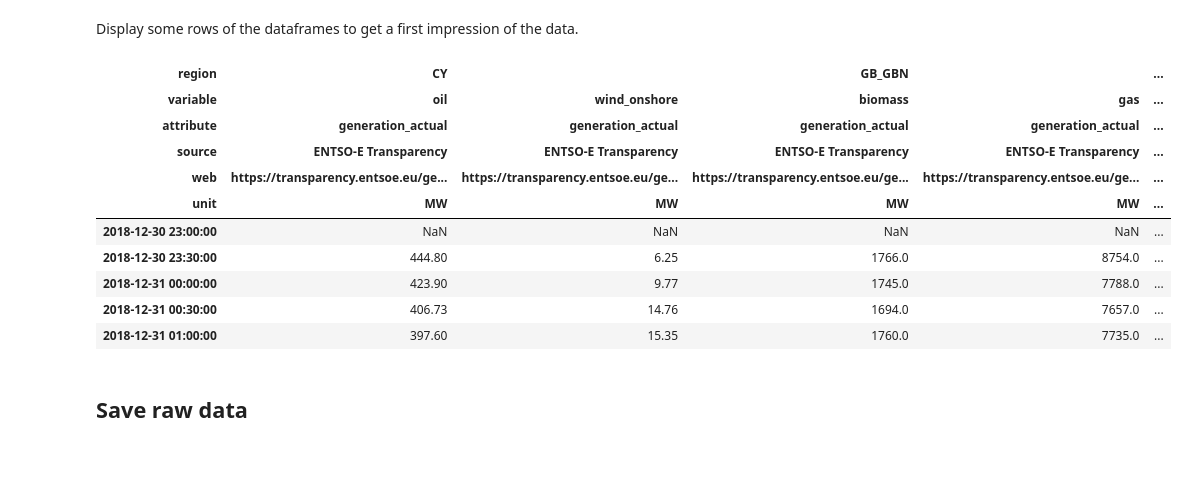
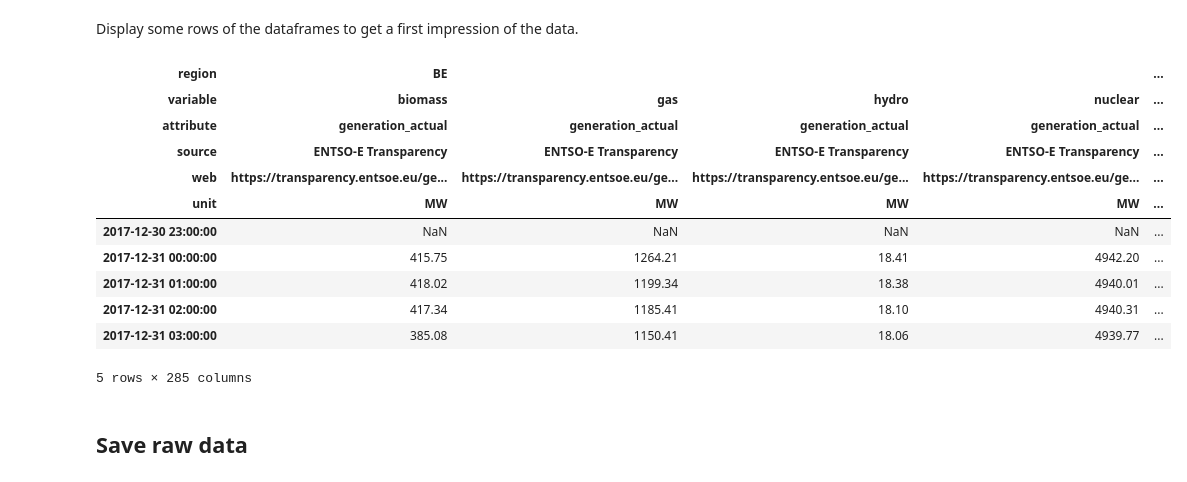
Before and after one commit to JanFrederickUnnewehr/time_series, a Jupyter notebook: processing.ipynb, the cells around one changed output. Saved outputs shown, nothing was run; the diff lists cells and outputs as text; code cells hidden in the pictures.

```diff
--- a/processing.ipynb
+++ b/processing.ipynb
@@ -438,19 +438,20 @@ INFO:notebook:ENTSO-E 60min: (8785, 282)
 # %% [markdown]
 Display some rows of the dataframes to get a first impression of the data.
 # %%
-entso_e['30min'].head()
+entso_e['60min'].head()
 # %% [output]
-| region | CY |  | GB_GBN |  | ... |
-| variable | oil | wind_onshore | biomass | gas | ... |
+| region | BE |  |  |  | ... |
+| variable | biomass | gas | hydro | nuclear | ... |
 | attribute | generation_actual | generation_actual | generation_actual | generation_actual | ... |
 | source | ENTSO-E Transparency | ENTSO-E Transparency | ENTSO-E Transparency | ENTSO-E Transparency | ... |
 | web | https://transparency.entsoe.eu/ge... | https://transparency.entsoe.eu/ge... | https://transparency.entsoe.eu/ge... | https://transparency.entsoe.eu/ge... | ... |
 | unit | MW | MW | MW | MW | ... |
-| 2018-12-30 23:00:00 | NaN | NaN | NaN | NaN | ... |
-| 2018-12-30 23:30:00 | 444.80 | 6.25 | 1766.0 | 8754.0 | ... |
-| 2018-12-31 00:00:00 | 423.90 | 9.77 | 1745.0 | 7788.0 | ... |
-| 2018-12-31 00:30:00 | 406.73 | 14.76 | 1694.0 | 7657.0 | ... |
-| 2018-12-31 01:00:00 | 397.60 | 15.35 | 1760.0 | 7735.0 | ... |
+| 2017-12-30 23:00:00 | NaN | NaN | NaN | NaN | ... |
+| 2017-12-31 00:00:00 | 415.75 | 1264.21 | 18.41 | 4942.20 | ... |
+| 2017-12-31 01:00:00 | 418.02 | 1199.34 | 18.38 | 4940.01 | ... |
+| 2017-12-31 02:00:00 | 417.34 | 1185.41 | 18.10 | 4940.31 | ... |
+| 2017-12-31 03:00:00 | 385.08 | 1150.41 | 18.06 | 4939.77 | ... |
+5 rows × 285 columns
 # %% [markdown]
 ## Save raw data
 # %% [markdown]
```
Also changed, not shown: parts of 14 cells of this notebook, 2 other files.
